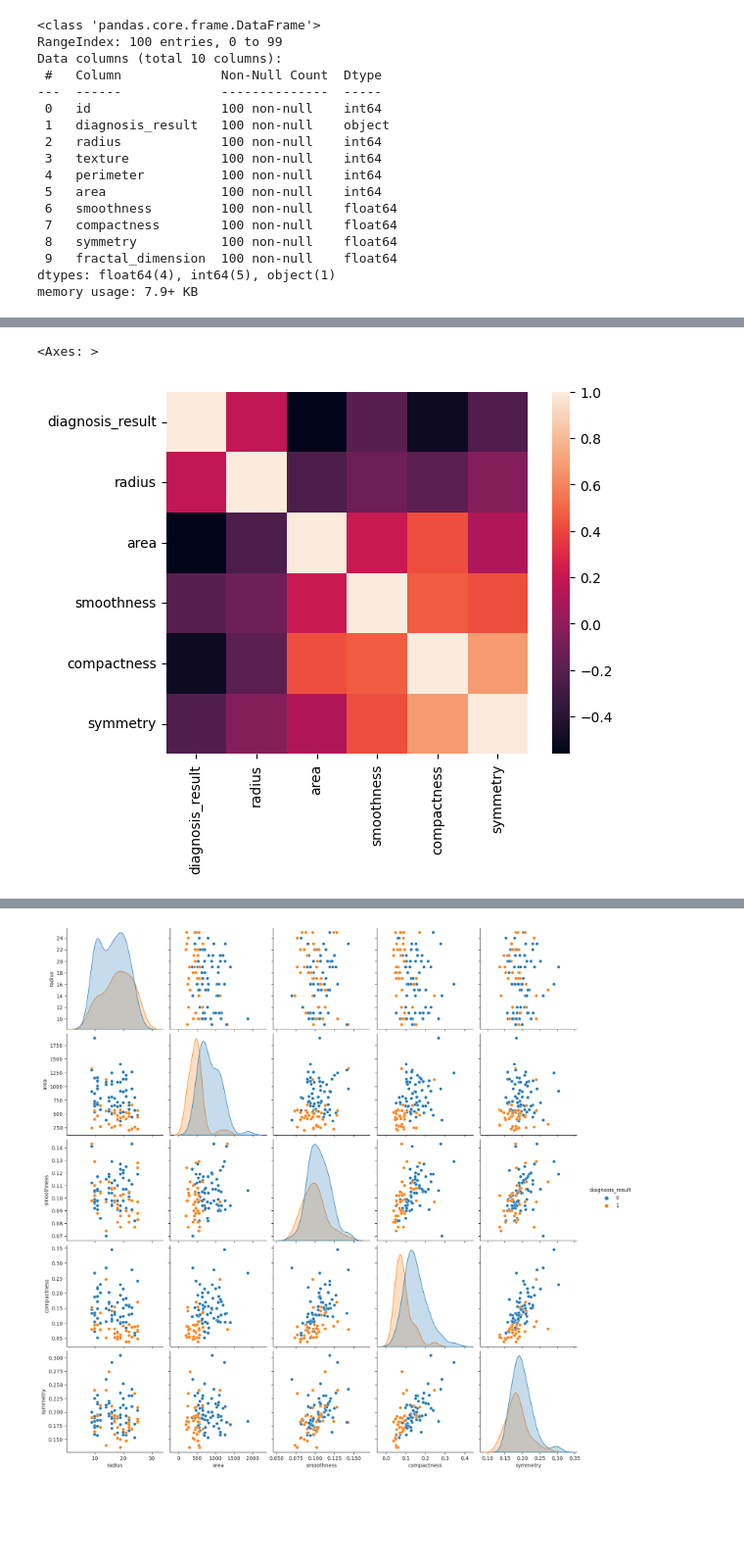
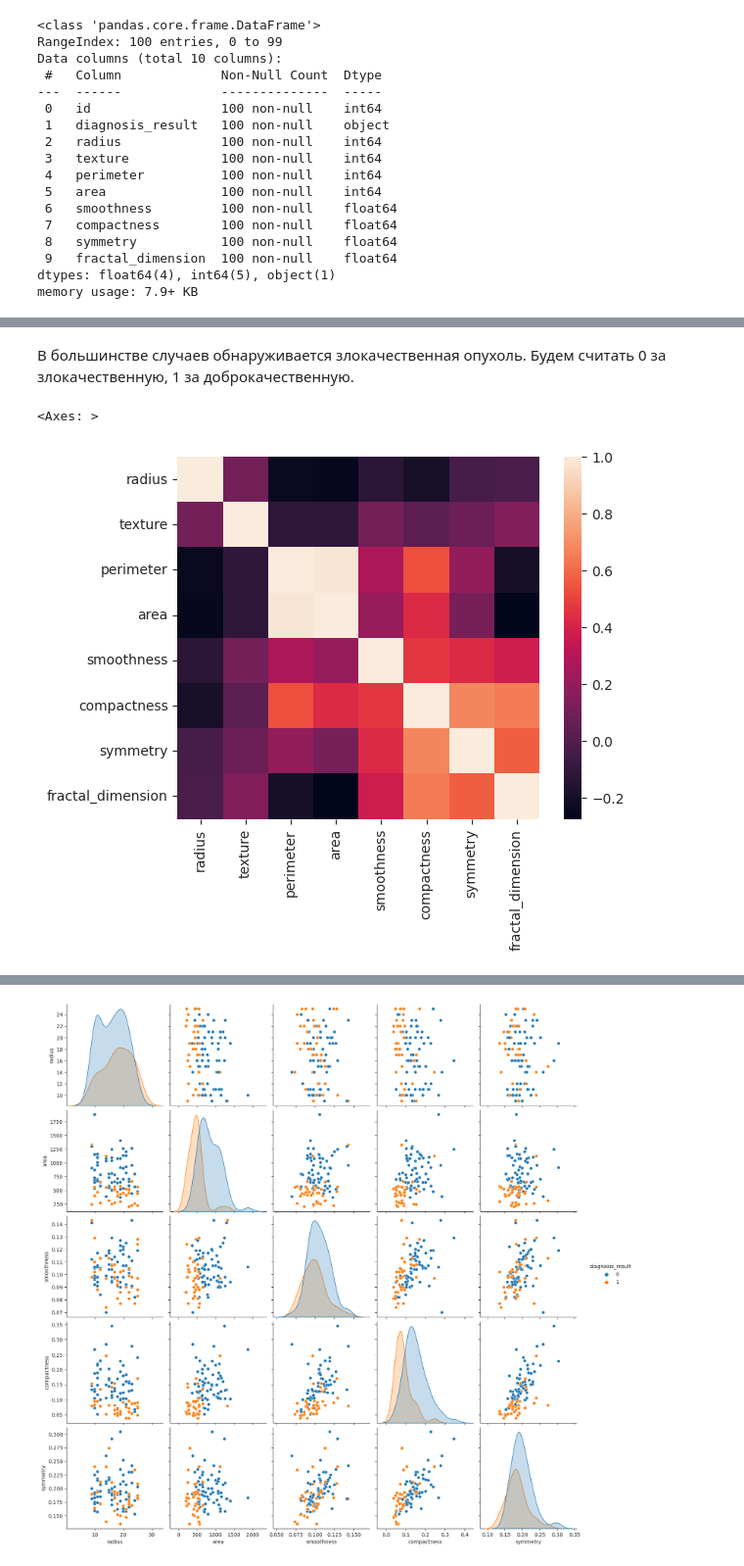
Before and after one commit to ADZRABARAKURA/Predicting_Diseases-pet-project, a Jupyter notebook: prostate_cancer.ipynb, the cells around one changed output, grey strips where cells are left out. Shown at 98% size. Saved outputs shown, nothing was run; the diff lists cells and outputs as text; code cells hidden in the pictures; blank space fills up the shorter version.

```diff
--- a/prostate_cancer.ipynb
+++ b/prostate_cancer.ipynb
@@ -77,11 +97,12 @@ plt.show()
+# %% [markdown]
+В большинстве случаев обнаруживается злокачественная опухоль. Будем считать 0 за злокачественную, 1 за доброкачественную.
 # %%
 data['diagnosis_result'].replace({'M':0,'B':1},inplace=True)
-# %%
-corr_metrics = data.corr()
-corr_metrics.style.background_gradient()
-sns.heatmap(corr_metrics, square = True)
-# %% [output]
-<Axes: >
-[figure, removed]
+# %%
+
+sns.heatmap(data.corr(), square = True)
+# %% [output]
+<Axes: >
+[figure, added]
 # %%
 # Мы получаем тепловую карту корреляции между переменными. Цветовая палитра сбоку показывает степень корреляции между переменными. Более светлый оттенок указывает на высокую корреляцию.
```
Also changed, not shown: parts of 18 cells of this notebook.
